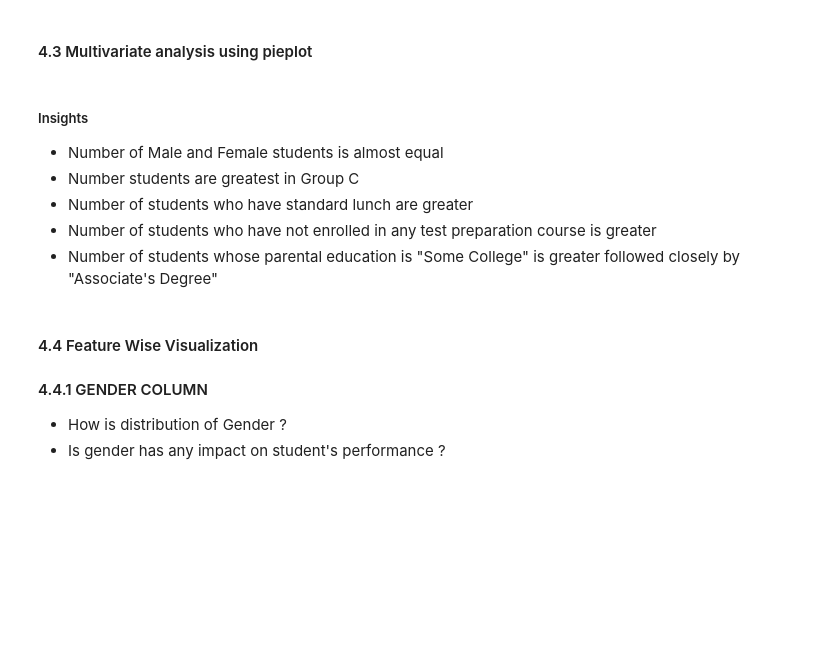
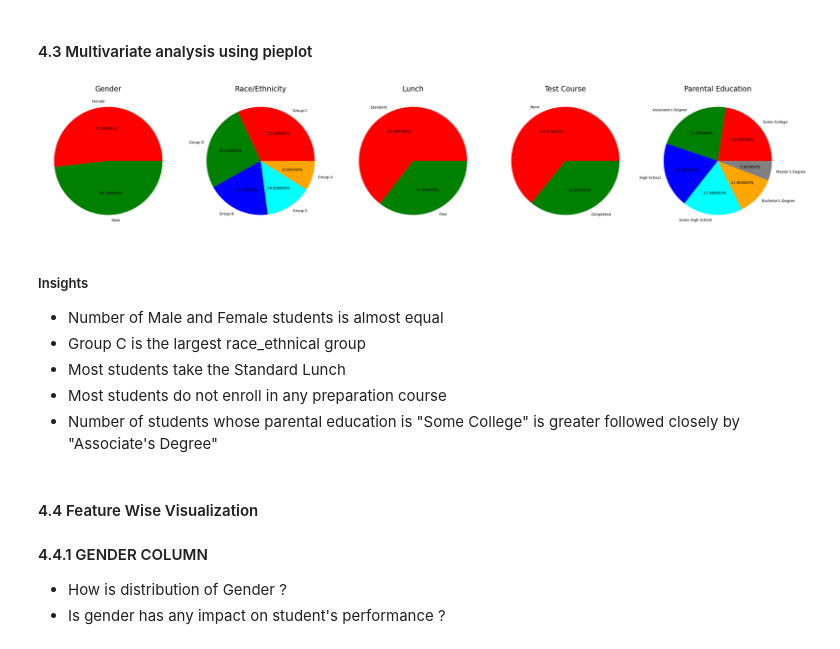
Before and after one commit to MarcoCarnaghiCoding/MLProject, a Jupyter notebook: notebooks/EDA_Student_Performance.ipynb, the cells around one changed output. Cells and saved outputs as stored; diff of their text form; code cells hidden in the pictures; blank space fills up the shorter version.

```diff
--- a/notebooks/EDA_Student_Performance.ipynb
+++ b/notebooks/EDA_Student_Performance.ipynb
@@ -336,7 +339,7 @@ plt.axis('off')
 
 
 plt.subplot(1, 5, 2)
-size = df['race/ethnicity'].value_counts()
+size = df['race_ethnicity'].value_counts()
 labels = 'Group C', 'Group D','Group B','Group E','Group A'
 color = ['red', 'green', 'blue', 'cyan','orange']
 
@@ -351,41 +354,43 @@ size = df['lunch'].value_counts()
 labels = 'Standard', 'Free'
 color = ['red','green']
 
 plt.pie(size, colors = color,labels = labels,autopct = '.%2f%%')
 plt.title('Lunch', fontsize = 20)
 plt.axis('off')
 
 
 plt.subplot(1, 5, 4)
-size = df['test preparation course'].value_counts()
+size = df['test_preparation_course'].value_counts()
 labels = 'None', 'Completed'
 color = ['red','green']
 
 plt.pie(size, colors = color,labels = labels,autopct = '.%2f%%')
 plt.title('Test Course', fontsize = 20)
 plt.axis('off')
 
 
 plt.subplot(1, 5, 5)
-size = df['parental level of education'].value_counts()
+size = df['parental_level_of_education'].value_counts()
 labels = 'Some College', "Associate's Degree",'High School','Some High School',"Bachelor's Degree","Master's Degree"
 color = ['red', 'green', 'blue', 'cyan','orange','grey']
 
 plt.pie(size, colors = color,labels = labels,autopct = '.%2f%%')
 plt.title('Parental Education', fontsize = 20)
 plt.axis('off')
 
 
 plt.tight_layout()
 plt.grid()
 
 plt.show()
+# %% [output]
+[figure, added]
 # %% [markdown]
 #####  Insights
 - Number of Male and Female students is almost equal
-- Number students are greatest in Group C
-- Number of students who have standard lunch are greater
-- Number of students who have not enrolled in any test preparation course is greater
+- Group C is the largest race_ethnical group
+- Most students take the Standard Lunch
+- Most students do not enroll in any preparation course
 - Number of students whose parental education is "Some College" is greater followed closely by "Associate's Degree"
 # %% [markdown]
 #### 4.4 Feature Wise Visualization
```
Also changed, not shown: parts of 25 cells of this notebook.
